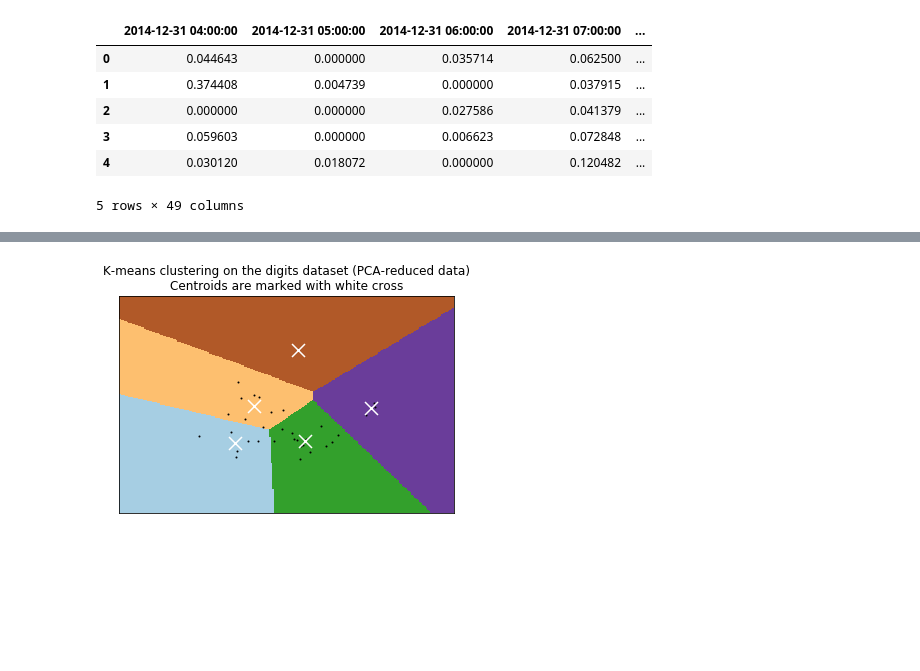
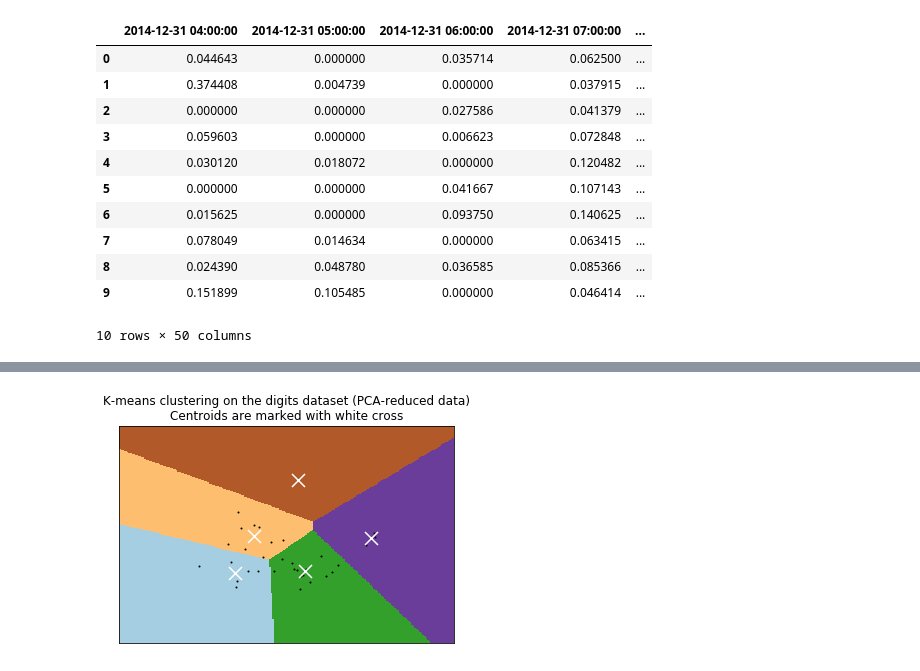
Before and after one commit to tpgmartin/london_new_years_tweets, a Jupyter notebook: KMeans Clustering by Borough.ipynb, the cells around one changed output, grey strips where cells are left out. Saved outputs shown, nothing was run; the diff lists cells and outputs as text; code cells hidden in the pictures; blank space fills up the shorter version.

```diff
--- a/KMeans Clustering by Borough.ipynb
+++ b/KMeans Clustering by Borough.ipynb
@@ -18,15 +18,20 @@ import string
 # %%
 data = pd.read_csv("./data/norm_by_borough_dateime.csv")
 # %%
-data.head()
+data.head(10)
 # %% [output]
 |  | 2014-12-31 04:00:00 | 2014-12-31 05:00:00 | 2014-12-31 06:00:00 | 2014-12-31 07:00:00 | ... |
 | 0 | 0.044643 | 0.000000 | 0.035714 | 0.062500 | ... |
 | 1 | 0.374408 | 0.004739 | 0.000000 | 0.037915 | ... |
 | 2 | 0.000000 | 0.000000 | 0.027586 | 0.041379 | ... |
 | 3 | 0.059603 | 0.000000 | 0.006623 | 0.072848 | ... |
 | 4 | 0.030120 | 0.018072 | 0.000000 | 0.120482 | ... |
+| 5 | 0.000000 | 0.000000 | 0.041667 | 0.107143 | ... |
+| 6 | 0.015625 | 0.000000 | 0.093750 | 0.140625 | ... |
+| 7 | 0.078049 | 0.014634 | 0.000000 | 0.063415 | ... |
+| 8 | 0.024390 | 0.048780 | 0.036585 | 0.085366 | ... |
+| 9 | 0.151899 | 0.105485 | 0.000000 | 0.046414 | ... |
-5 rows × 49 columns
+10 rows × 50 columns
 # %%
 reduced_data = PCA(n_components=2).fit_transform(data.loc[:, data.columns != "LOCATION"])
 # %%
```
Also changed, not shown: parts of 4 cells of this notebook, 8 other files.
